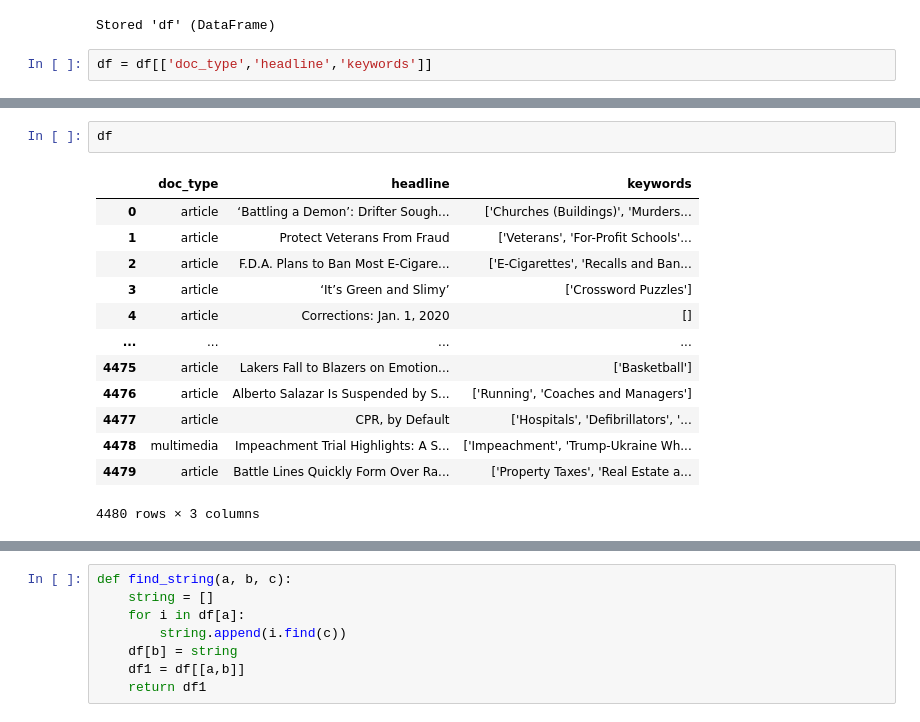
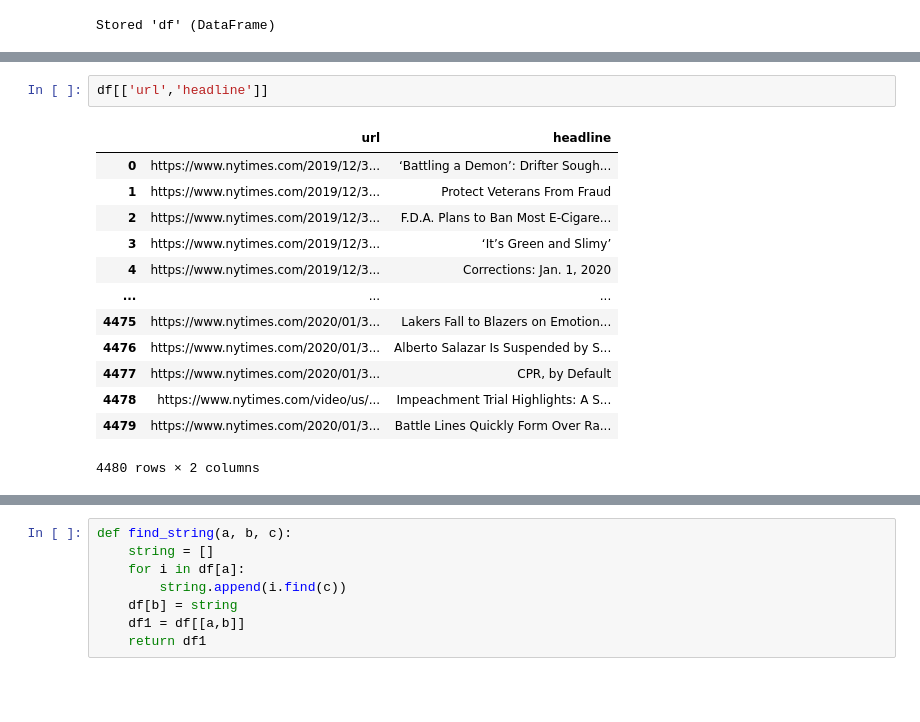
Before and after one commit to MEOW119X/Automated-News-Categorizer, a Jupyter notebook: notebook/Cleansing.ipynb, the cells around one changed output, grey strips where cells are left out. Drawn from its saved outputs; the diff is of its cells as text; blank space fills up the shorter version.

```diff
--- a/notebook/Cleansing.ipynb
+++ b/notebook/Cleansing.ipynb
@@ -13,5 +13,3 @@ Store to work with EDA
 %store df
 # %% [output]
 Stored 'df' (DataFrame)
-# %%
-df = df[['doc_type','headline','keywords']]
@@ -18,16 +32,16 @@ df = df[['doc_type','headline','keywords']]
 # %%
-df
+df[['url','headline']]
 # %% [output]
-|  | doc_type | headline | keywords |
-| 0 | article | ‘Battling a Demon’: Drifter Sough... | ['Churches (Buildings)', 'Murders... |
-| 1 | article | Protect Veterans From Fraud | ['Veterans', 'For-Profit Schools'... |
-| 2 | article | F.D.A. Plans to Ban Most E-Cigare... | ['E-Cigarettes', 'Recalls and Ban... |
-| 3 | article | ‘It’s Green and Slimy’ | ['Crossword Puzzles'] |
-| 4 | article | Corrections: Jan. 1, 2020 | [] |
-| ... | ... | ... | ... |
-| 4475 | article | Lakers Fall to Blazers on Emotion... | ['Basketball'] |
-| 4476 | article | Alberto Salazar Is Suspended by S... | ['Running', 'Coaches and Managers'] |
-| 4477 | article | CPR, by Default | ['Hospitals', 'Defibrillators', '... |
-| 4478 | multimedia | Impeachment Trial Highlights: A S... | ['Impeachment', 'Trump-Ukraine Wh... |
-| 4479 | article | Battle Lines Quickly Form Over Ra... | ['Property Taxes', 'Real Estate a... |
+|  | url | headline |
+| 0 | https://www.nytimes.com/2019/12/3... | ‘Battling a Demon’: Drifter Sough... |
+| 1 | https://www.nytimes.com/2019/12/3... | Protect Veterans From Fraud |
+| 2 | https://www.nytimes.com/2019/12/3... | F.D.A. Plans to Ban Most E-Cigare... |
+| 3 | https://www.nytimes.com/2019/12/3... | ‘It’s Green and Slimy’ |
+| 4 | https://www.nytimes.com/2019/12/3... | Corrections: Jan. 1, 2020 |
+| ... | ... | ... |
+| 4475 | https://www.nytimes.com/2020/01/3... | Lakers Fall to Blazers on Emotion... |
+| 4476 | https://www.nytimes.com/2020/01/3... | Alberto Salazar Is Suspended by S... |
+| 4477 | https://www.nytimes.com/2020/01/3... | CPR, by Default |
+| 4478 | https://www.nytimes.com/video/us/... | Impeachment Trial Highlights: A S... |
+| 4479 | https://www.nytimes.com/2020/01/3... | Battle Lines Quickly Form Over Ra... |
-4480 rows × 3 columns
+4480 rows × 2 columns
```
Also changed, not shown: parts of 2 cells of this notebook, 2 other files.
